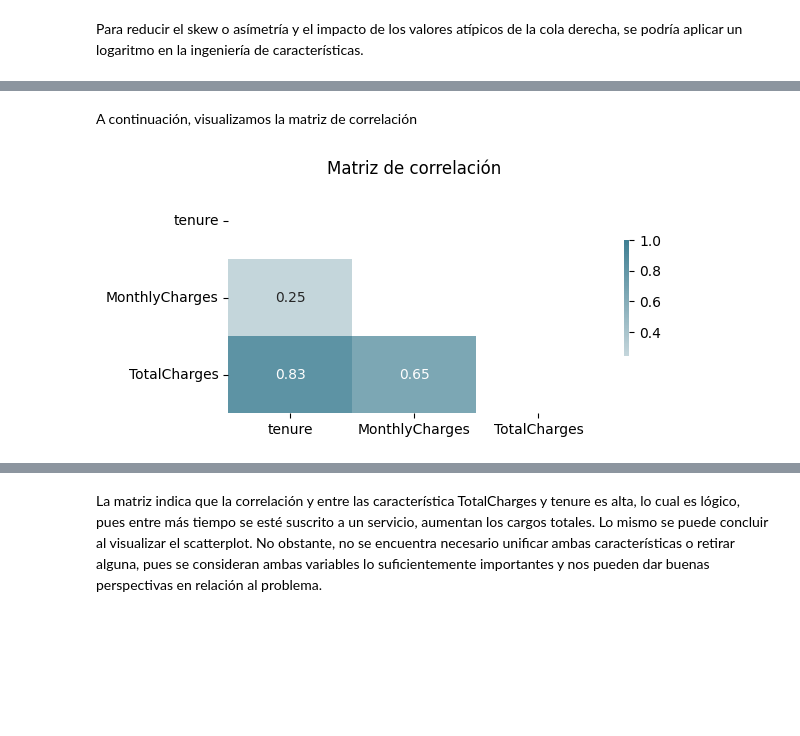
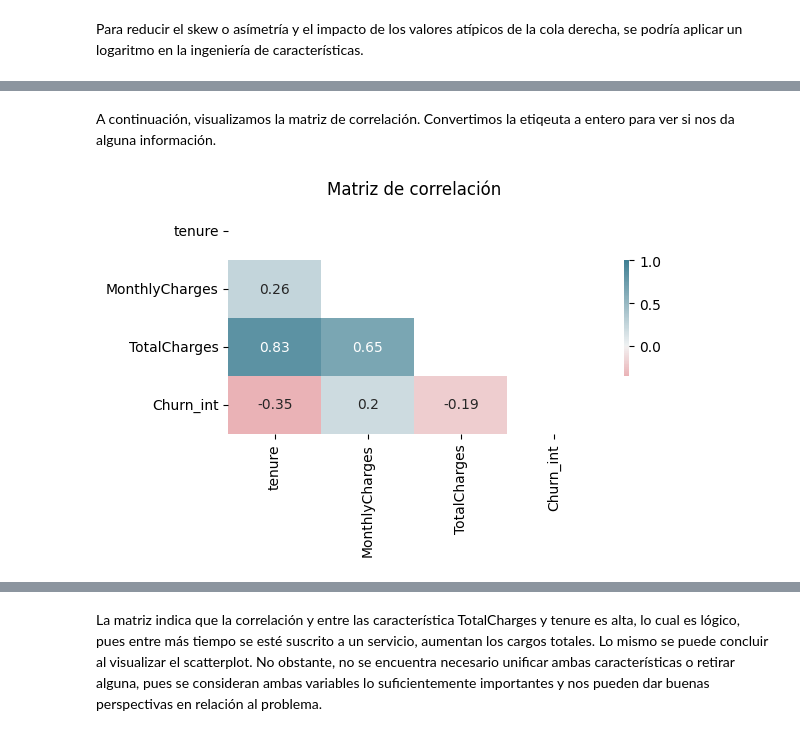
Before and after one commit to miguelvg27/ia-pucp-ml-trabajo, a Jupyter notebook: ML_TrabajoGrupal_01_miguel.ipynb, the cells around one changed output, grey strips where cells are left out. Drawn from its saved outputs; the diff is of its cells as text; code cells hidden in the pictures; blank space fills up the shorter version.

```diff
--- a/ML_TrabajoGrupal_01_miguel.ipynb
+++ b/ML_TrabajoGrupal_01_miguel.ipynb
@@ -149,7 +215,9 @@ df['TotalCharges'].isna().sum()
 A continuación, se visualizarán los datos con el fin de encontrar mayor información de las características
 # %% [markdown]
 ### Datos numéricos
+# %%
+df = df_train.copy()
 # %%
-car_num = df.select_dtypes(include=['float64','int64']).columns
+car_num = df.select_dtypes(include=['float64','int64']).columns.to_list()
 car_num
 # %% [output]
@@ -197,0 +263,2 @@ Para reducir el skew o asímetría y el impacto de los valores atípicos de la c
+# %%
+df["TotalChargesLog"] = df["TotalCharges"].apply(np.log)
@@ -214,16 +300,19 @@ plt.show()
 # %% [markdown]
-A continuación, visualizamos la matriz de correlación
+A continuación, visualizamos la matriz de correlación. Convertimos la etiqeuta a entero para ver si nos da alguna información.
+# %%
+df['Churn_int'] = df['Churn'].apply(lambda x: 1 if x=='Yes' else 0)
+car_num.append('Churn_int')
 # %%
-corr = df.corr(numeric_only=True)
+corr = df[car_num].corr(numeric_only=True)
 mask = np.zeros_like(corr, dtype=bool)
 mask[np.triu_indices_from(mask)] = True
 fig, ax = plt.subplots(figsize=(6, 3))
 cmap = sns.diverging_palette(10, 220, as_cmap=True)
 sns.heatmap(corr, mask=mask, cmap=cmap, vmax=1, center=0, cbar_kws={"shrink": .5}, annot=True)
 plt.title("Matriz de correlación")
 fig.show()
 # %% [output]
-[figure, old version]
+[figure, new version]
 # %%
 ax = sns.scatterplot(x="TotalCharges", y="tenure", data=df)
 # %% [output]
```
Also changed, not shown: parts of 78 cells of this notebook.
